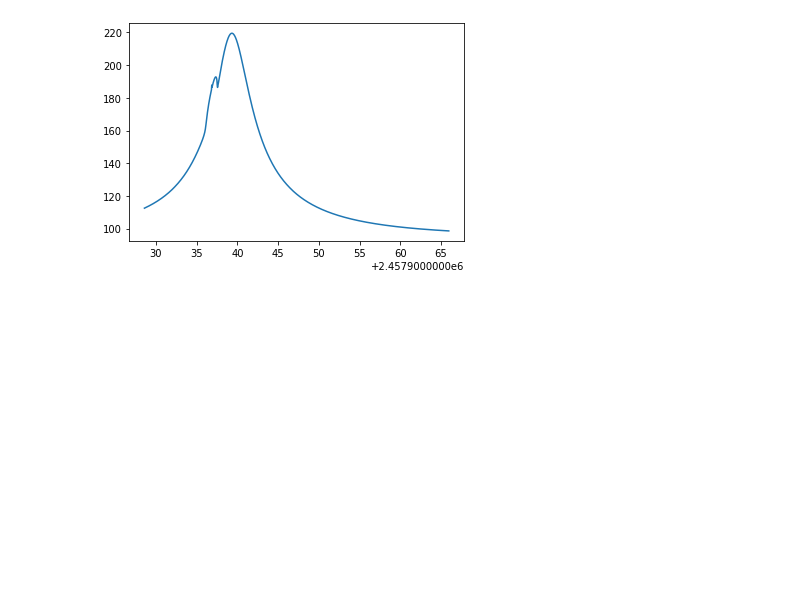
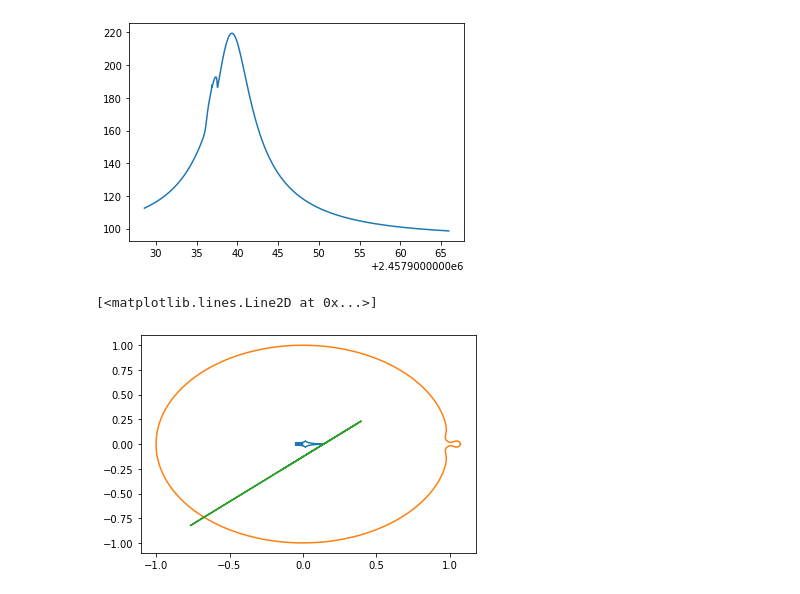
Before and after one commit to tbctk/tbk-Spitzer-ulens, a Jupyter notebook: Spitzer-ulens_Tutorial_ob171140_2lens.ipynb, the cells around one changed output. Drawn from its saved outputs; the diff is of its cells as text; code cells hidden in the pictures; blank space fills up the shorter version.

```diff
--- a/Spitzer-ulens_Tutorial_ob171140_2lens.ipynb
+++ b/Spitzer-ulens_Tutorial_ob171140_2lens.ipynb
@@ -270,3 +271,12 @@ plt.plot(timeplot,model(timeplot,*pmax))
 # %% [output]
 [<matplotlib.lines.Line2D at 0x...>]
 [figure]
+# %%
+caus,crit,y = model.get_caustics(time,*pmax[[0,1,4,5,6,7,8]])
+# %%
+plt.plot(caus[:,0],caus[:,1])
+plt.plot(crit[:,0],crit[:,1])
+plt.plot(y[:,0],y[:,1])
+# %% [output]
+[<matplotlib.lines.Line2D at 0x...>]
+[figure, added]
```
Also changed, not shown: parts of 1 cell of this notebook.
